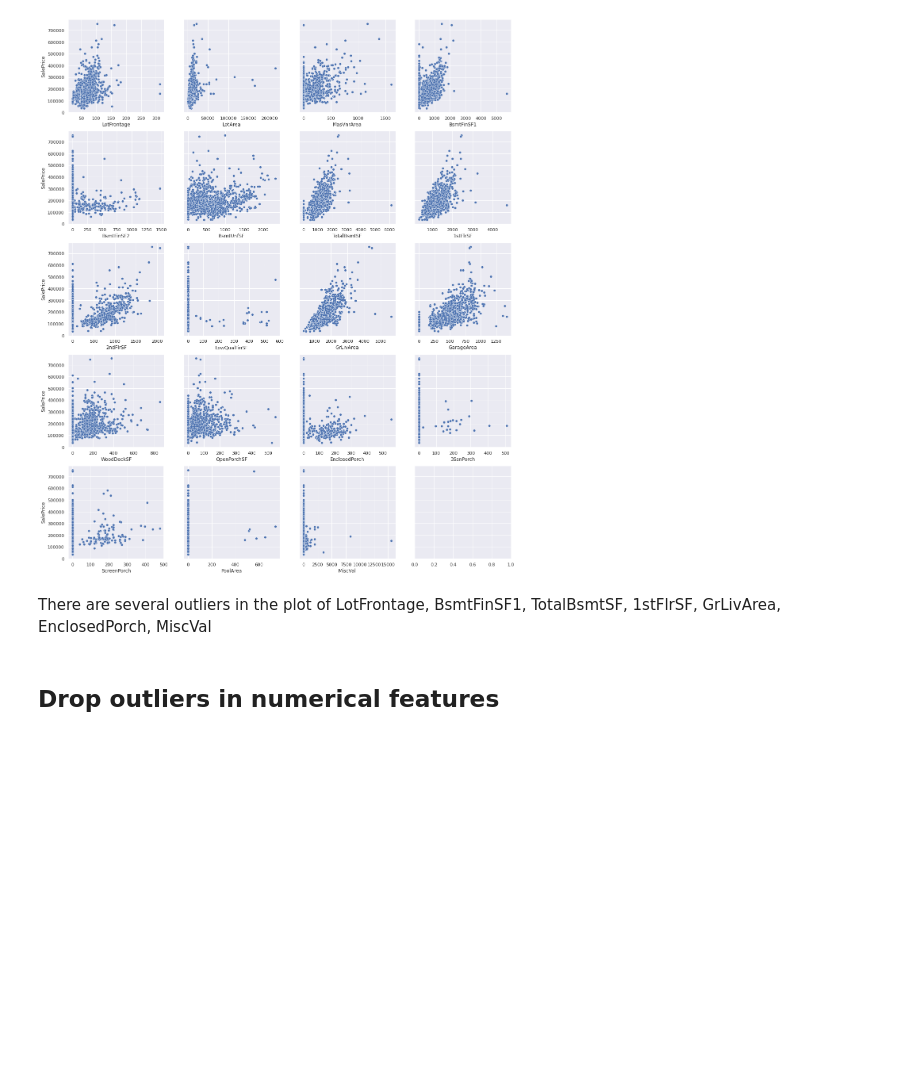
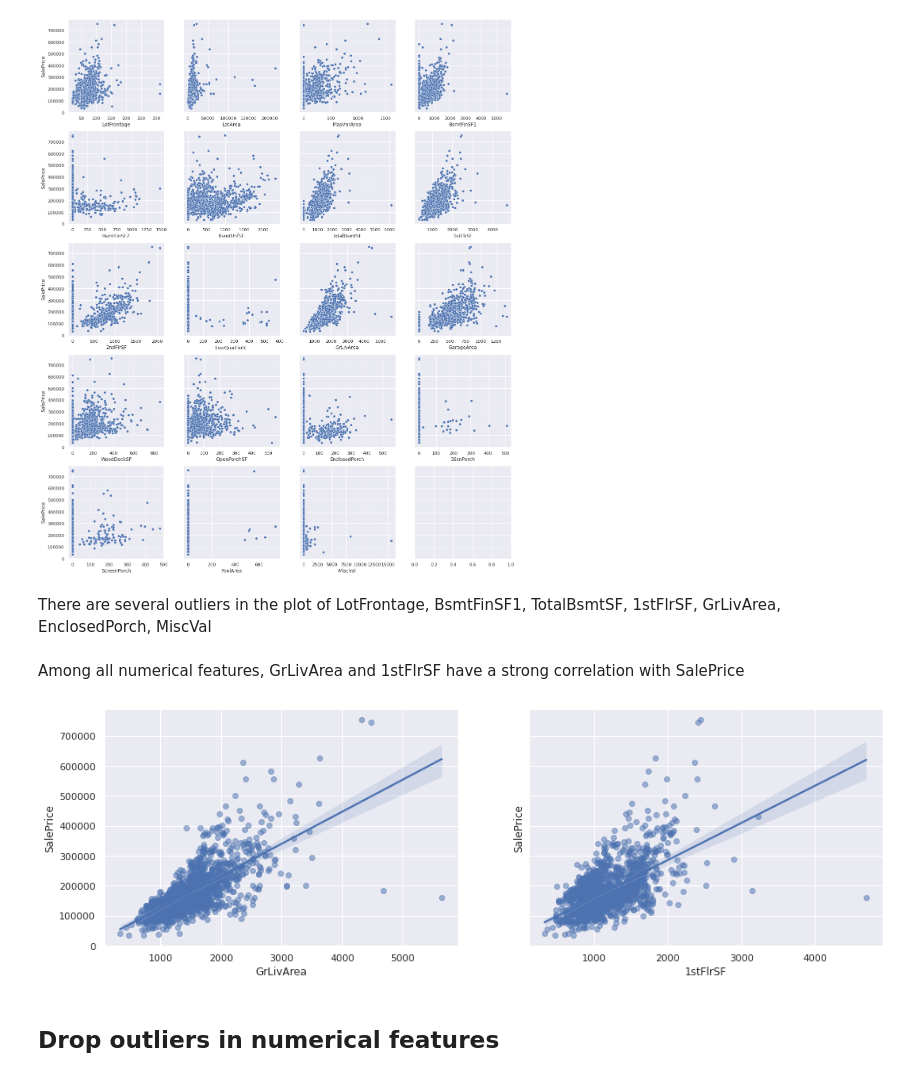
Before and after one commit to nguyenhaidang94/HousePricePrediction, a Jupyter notebook: which_factors_influence_house_price.ipynb, the cells around one changed output. Cells and saved outputs as stored; diff of their text form; code cells hidden in the pictures; blank space fills up the shorter version.

```diff
--- a/which_factors_influence_house_price.ipynb
+++ b/which_factors_influence_house_price.ipynb
@@ -84,6 +98,16 @@ for i in range(len(numerical_features)):
 [figure]
 # %% [markdown]
 There are several outliers in the plot of LotFrontage, BsmtFinSF1, TotalBsmtSF, 1stFlrSF, GrLivArea, EnclosedPorch, MiscVal
+# %% [markdown]
+Among all numerical features, GrLivArea and 1stFlrSF have a strong correlation with SalePrice
+# %%
+fig, axes = plt.subplots(1, 2, sharey=True, figsize=(16, 5))
+axes = np.ravel(axes)
+sns.regplot(data=train, x="GrLivArea", y="SalePrice", ax=axes[0], scatter_kws={'alpha':0.5})
+sns.regplot(data=train, x="1stFlrSF", y="SalePrice", ax=axes[1], scatter_kws={'alpha':0.5})
+plt.show()
+# %% [output]
+[figure, added]
 # %% [markdown]
 ## Drop outliers in numerical features
 # %%
```
Also changed, not shown: parts of 4 cells of this notebook.
